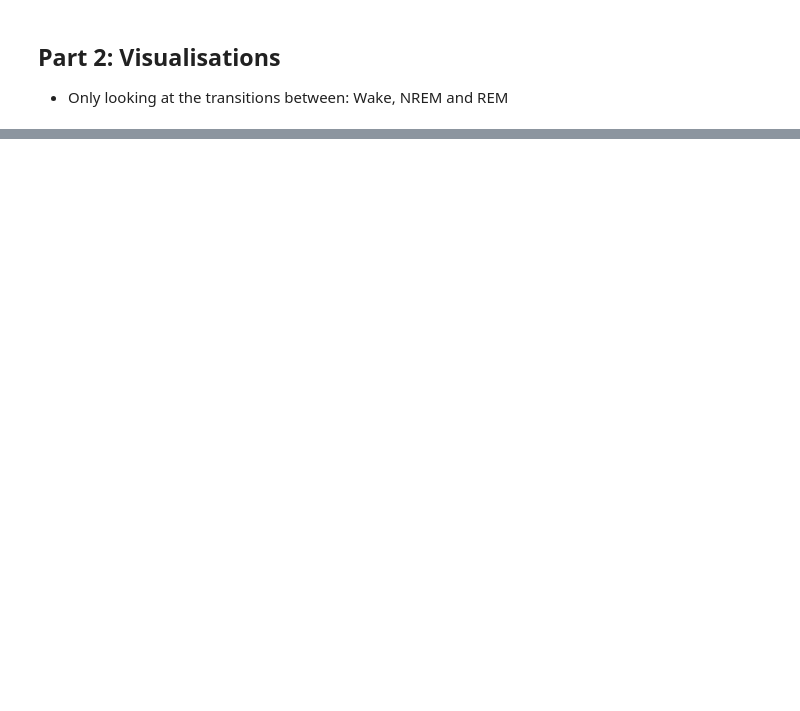
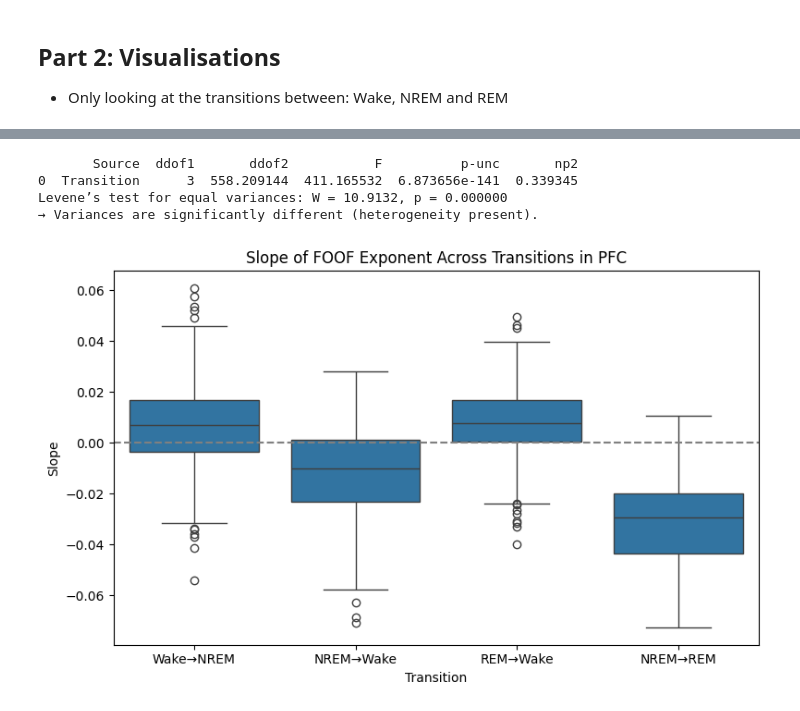
Before and after one commit to AbdelRayan/AutomaticSleepScoring, a Jupyter notebook: Remolo/main.ipynb, the cells around one changed output, grey strips where cells are left out. Saved outputs shown, nothing was run; the diff lists cells and outputs as text; code cells hidden in the pictures; blank space fills up the shorter version.

Commit message:
Method/results

```diff
--- a/Remolo/main.ipynb
+++ b/Remolo/main.ipynb
@@ -20,10 +23,12 @@ import os
 - Each condition contains folder Rat1 till Rat9
 - Each rat folder contains `HPC_100.continuous.mat`, `PFC_100.continuous.mat`, `states.mat`
 # %%
+
+
 BASE_DATA_DIR = "./data"
-CONDITIONS_DIR_NAMES = ['HomeCageHC', "OverlappingOR"] # TODO add last 2
-CONTROL_RATS = [1,2,6,9]
-RGS_RATS = [3,4,7,8]
+CONDITIONS_DIR_NAMES = ['HomeCageHC', "OverlappingOR", "RandomCon", "StableCondOD"]
+CONTROL_RATS = [1, 2, 6, 9]
+RGS_RATS = [3, 4, 7, 8]
 
 STATE_MAP = {
     1: 'Wake',
@@ -31,7 +36,6 @@ STATE_MAP = {
     4: 'Inter',
     5: 'REM'
 }
-
 
 # Initialize the data structure
 rats_data = {
@@ -47,32 +51,31 @@ for condition in CONDITIONS_DIR_NAMES:
         folder_dir = f"{BASE_DATA_DIR}/{condition}/Rat{rat_index}/Post-Trial5"
         print(f'Loading Rat{rat_index} data condition {condition}, DIR: {folder_dir}')
         states_mat = io.loadmat(f'{folder_dir}/states.mat')
-        hpc_mat = io.loadmat(f'{folder_dir}/HPC_100.continuous.mat')
-        pfc_mat = io.loadmat(f'{folder_dir}/PFC_100.continuous.mat')
+        hpc_mat = io.loadmat(f'{folder_dir}/HPC_cleaned.mat')
+        pfc_mat = io.loadmat(f'{folder_dir}/PFC_cleaned.mat')
 
         data_object = {
             'number': rat_index,
             'states': states_mat['states'].ravel(),
-            'hpc': hpc_mat['HPC'].ravel(),
-            'pfc': pfc_mat['PFC'].ravel(),
+            'hpc': hpc_mat['HPC_cleaned'].ravel(),
+            'pfc': pfc_mat['PFC_cleaned'].ravel(),
         }
         rats_data[condition]['rgs_negative'].append(data_object)
 
-    # Load RGS rats data (RGS positive)
     for rat_index in RGS_RATS:
         folder_dir = f"{BASE_DATA_DIR}/{condition}/Rat{rat_index}/Post-Trial5"
         print(f'Loading Rat{rat_index} data condition {condition}, DIR: {folder_dir}')
         states_mat = io.loadmat(f'{folder_dir}/states.mat')
-        hpc_mat = io.loadmat(f'{folder_dir}/HPC_100.continuous.mat')
-        pfc_mat = io.loadmat(f'{folder_dir}/PFC_100.continuous.mat')
+        hpc_mat = io.loadmat(f'{folder_dir}/HPC_cleaned.mat')
+        pfc_mat = io.loadmat(f'{folder_dir}/PFC_cleaned.mat')
 
         data_object = {
             'number': rat_index,
             'states': states_mat['states'].ravel(),
-            'hpc': hpc_mat['HPC'].ravel(),
-            'pfc': pfc_mat['PFC'].ravel(),
+            'hpc': hpc_mat['HPC_cleaned'].ravel(),
+            'pfc': pfc_mat['PFC_cleaned'].ravel(),
         }
         rats_data[condition]['rgs_positive'].append(data_object)
 
-print(f'Successfully loaded data for conditions: {CONDITIONS_DIR_NAMES}')
+print(f'Successfully loaded cleaned data for conditions: {CONDITIONS_DIR_NAMES}')
 # %% [output]
@@ -423,0 +508,23 @@ plot_transition_foof(states, exponents, times, 5, 1, color='C2', label='REM-Wake
+# %%
+
+REGION = "PFC"
+hpc_slopes = collect_all_slopes(region=REGION)
+
+df = analyze_slopes_welch_anova(hpc_slopes)
+
+test_heterogeneity(df)
+
+plt.figure(figsize=(8, 5))
+sns.boxplot(x="Transition", y="Slope", data=df)
+plt.axhline(0, color='gray', linestyle='--')
+plt.title(f"Slope of FOOF Exponent Across Transitions in {REGION}")
+plt.tight_layout()
+plt.show()
+
+posthoc_results_pfc = pairwise_gameshowell(dv='Slope', between='Transition', data=df)
+# %% [output]
+       Source  ddof1       ddof2           F          p-unc       np2
+0  Transition      3  558.209144  411.165532  6.873656e-141  0.339345
+Levene’s test for equal variances: W = 10.9132, p = 0.000000
+→ Variances are significantly different (heterogeneity present).
+[figure, added]
```
Also changed, not shown: parts of 19 cells of this notebook, 4 other files.
